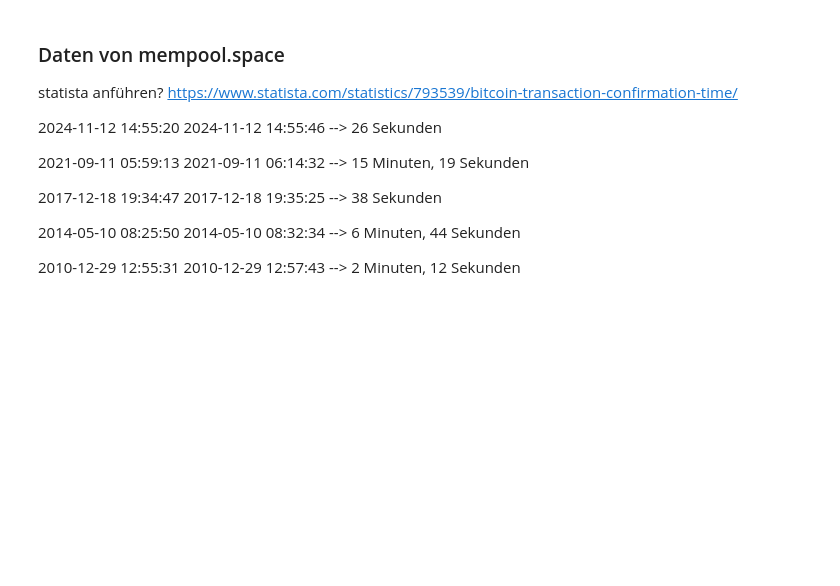
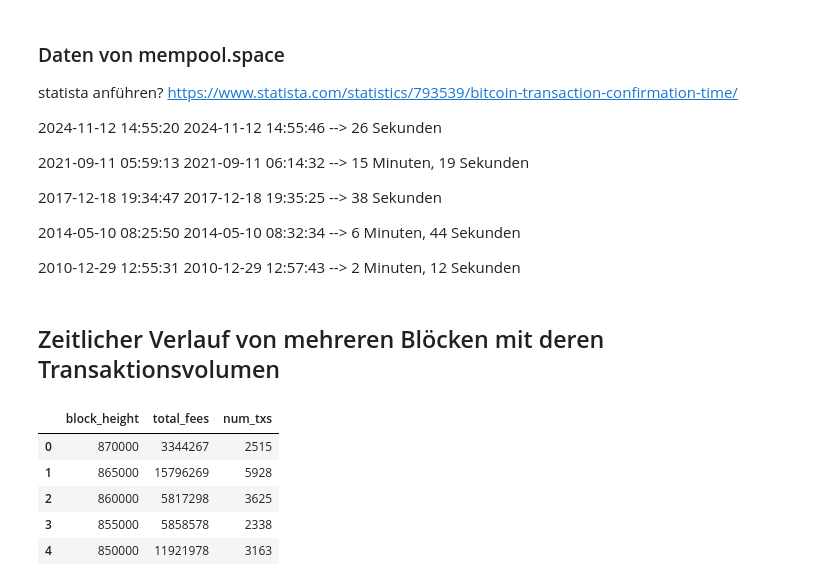
Before and after one commit to philippr11/BitcoinTesting, a Jupyter notebook: Data/Notebook Bitcoin Data.ipynb, the cells around one changed output. Cells and saved outputs as stored; diff of their text form; code cells hidden in the pictures; blank space fills up the shorter version.

```diff
--- a/Data/Notebook Bitcoin Data.ipynb
+++ b/Data/Notebook Bitcoin Data.ipynb
@@ -141,0 +144,2 @@ https://www.statista.com/statistics/793539/bitcoin-transaction-confirmation-time
+# %% [markdown]
+## Zeitlicher Verlauf von mehreren Blöcken mit deren Transaktionsvolumen
@@ -141,0 +148,9 @@ https://www.statista.com/statistics/793539/bitcoin-transaction-confirmation-time
+# %%
+all_blocks.head()
+# %% [output]
+|  | block_height | total_fees | num_txs |
+| 0 | 870000 | 3344267 | 2515 |
+| 1 | 865000 | 15796269 | 5928 |
+| 2 | 860000 | 5817298 | 3625 |
+| 3 | 855000 | 5858578 | 2338 |
+| 4 | 850000 | 11921978 | 3163 |
```
Also changed, not shown: parts of 3 cells of this notebook, 5 other files.
